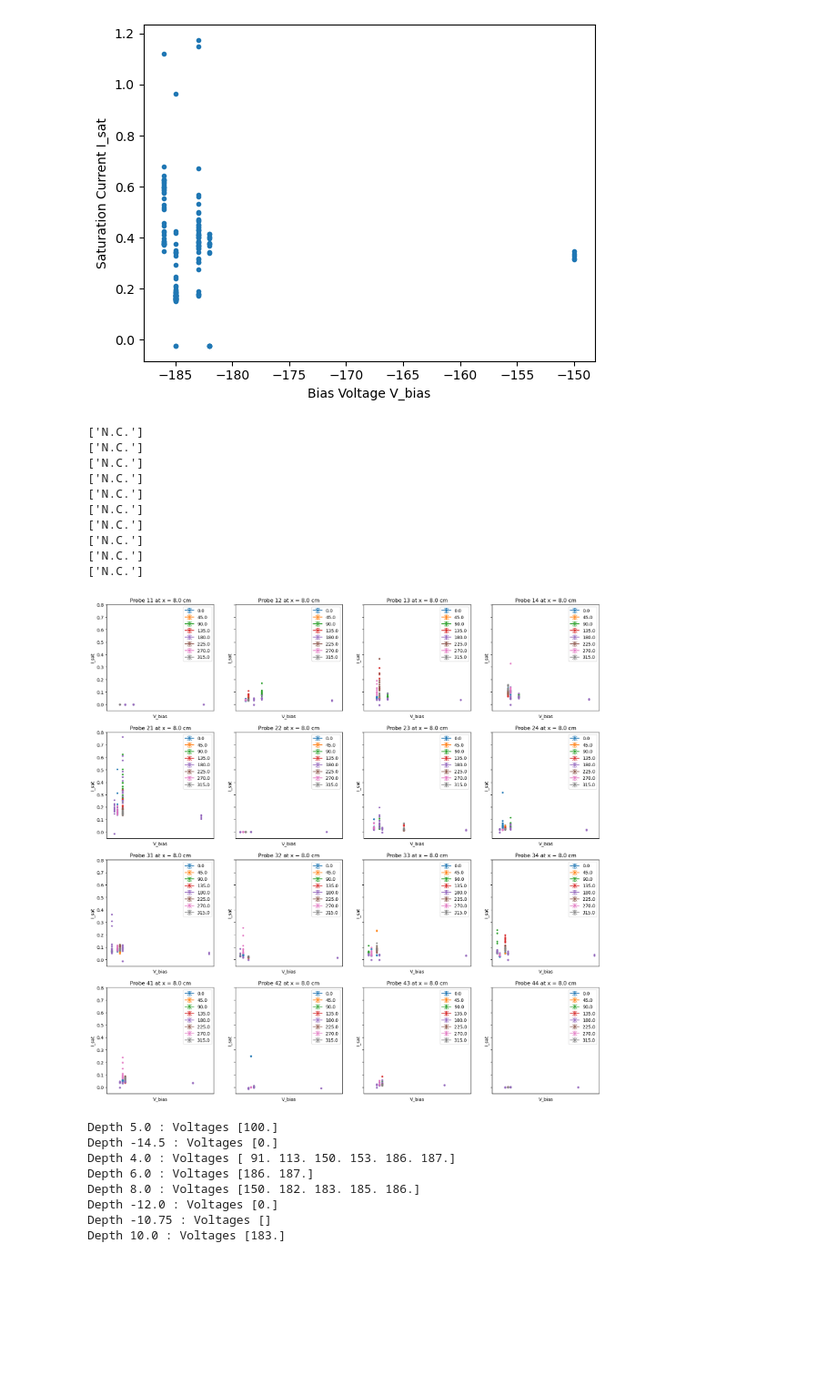
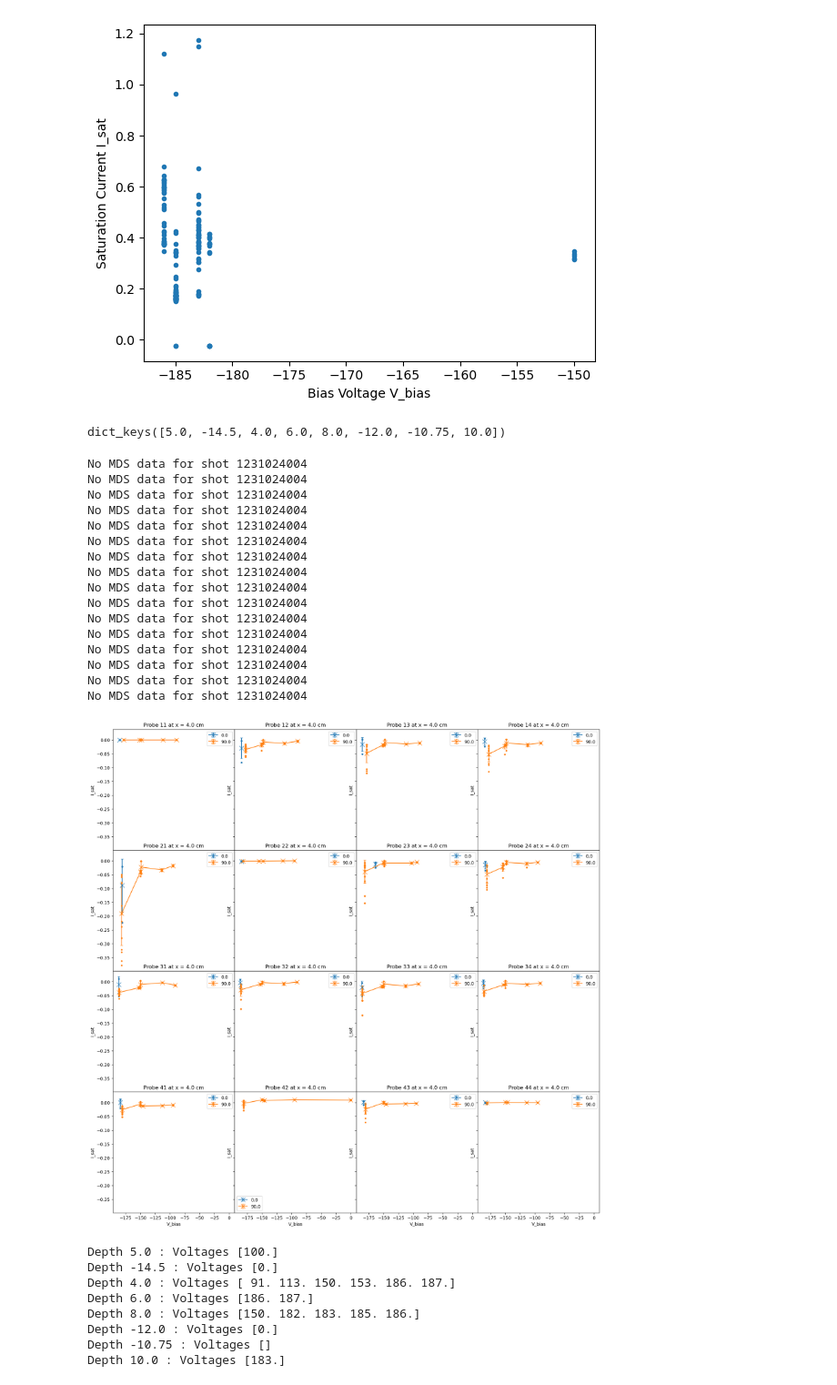
Before and after one commit to jensv/canonical_vorticity_probe, a Jupyter notebook: Full_Tetra/All I-V Curves.ipynb, the cells around one changed output. Shown at 91% size. Drawn from its saved outputs; the diff is of its cells as text; code cells hidden in the pictures; blank space fills up the shorter version.

```diff
--- a/Full_Tetra/All I-V Curves.ipynb
+++ b/Full_Tetra/All I-V Curves.ipynb
@@ -81,31 +81,24 @@ for p in Probes:
 # %% [output]
 [figure]
 # %%
+"ORGANIZE 'shot_settings' BY PROBE DEPTH (x)"
+
 shotlist={}
 for XX in pd.Series(shot_settings['x from wall (cm)']).unique():
     shotlist[XX]=shot_settings[(shot_settings['x from wall (cm)']==XX)] #[(shot_settings['B3.3']==186)]#[(shot_settings['x from wall (cm)']==4.0)]
 shotlist.keys()
-for i in shotlist[Depth]['Shots'][(shotlist[Depth]['Orientation']==315)].values:
-    print(shotlist[Depth]['RJ4.5'][(shotlist[Depth]['Shots']==i)].values)
 # %% [output]
-['N.C.']
-['N.C.']
-['N.C.']
-['N.C.']
-['N.C.']
-['N.C.']
-['N.C.']
-['N.C.']
-['N.C.']
-['N.C.']
+dict_keys([5.0, -14.5, 4.0, 6.0, 8.0, -12.0, -10.75, 10.0])
 # %%
+"MAIN I-V CLOUD PLOTTING SCRIPT"
+
 I_sat={}
 V_bias={}
 fig1,ax1=plt.subplots(4,4,sharey=True,sharex=True,figsize=(20,20))
 
 Plot=True
 Probes=MachProbeDict.keys()
-Depth=8.0
+Depth=4.0
 comp='toni'
 tmin=0.000
 tmax=0.060
@@ -123,37 +116,60 @@ for n,p in enumerate(Probes):
 
         for i in shotlist[Depth]['Shots'][(shotlist[Depth]['Orientation']==aa)].values:
             if i < 1231025028:
                 MPD = MachProbeDict
             else:
                 MPD = MachProbeDictV2
 
-            x,y = mmt.get_data(name=MPD[p]['ProbeName'],shot=i,tree='mst',comp=comp,tmin=tmin,tmax=tmax)
+            try:
+                x,y = mmt.get_data(name=MPD[p]['ProbeName'],shot=i,tree='mst',comp=comp,tmin=tmin,tmax=tmax)
+            except:
+                print("No MDS data for shot {}".format(i))
+                continue
             ys=mmt.smooth(y,100)
 
             RJ=MPD[p]['Resistance']
             if shotlist[Depth][RJ][(shotlist[Depth]['Shots']==i)].values[0]=='N.C.':
                 continue
+            elif np.isnan(shotlist[Depth][RJ][(shotlist[Depth]['Shots']==i)].values[0]):
+                continue
             else:
-                I_sat[p].append(ys.mean()/shotlist[Depth][RJ][(shotlist[Depth]['Shots']==i)].values[0])
+                I_sat[p].append(-ys.mean()/shotlist[Depth][RJ][(shotlist[Depth]['Shots']==i)].values[0])
 
                 BV=MPD[p]['Bias_Voltage']
                 V_bias[p].append(-shotlist[Depth][BV][(shotlist[Depth]['Shots']==i)].values[0])
 
         ax1.flat[n].plot(V_bias[p],I_sat[p],'.',c=C['color'])
 
         IV=list(zip(V_bias[p],I_sat[p]))
-        V_series=list(set(V_bias))
+        V_series=np.unique(V_bias[p])
         I_series=[np.mean([ii for (vv,ii) in IV if vv == v]) for v in V_series]
         I_std=[np.std([ii for (vv,ii) in IV if vv == v]) for v in V_series]
 
         ax1.flat[n].errorbar(V_series,I_series,yerr=I_std,fmt='x-',label=aa,c=C['color'],markersize=10,capsize=3)
 
     ax1.flat[n].legend()
     ax1.flat[n].set_xlabel('V_bias')
     ax1.flat[n].set_ylabel('I_sat')
     ax1.flat[n].set_title('Probe {} at x = {} cm'.format(p,Depth))
+    plt.subplots_adjust(wspace=0, hspace=0)
 # %% [output]
+No MDS data for shot 1231024004
+No MDS data for shot 1231024004
+No MDS data for shot 1231024004
+No MDS data for shot 1231024004
+No MDS data for shot 1231024004
+No MDS data for shot 1231024004
+No MDS data for shot 1231024004
+No MDS data for shot 1231024004
+No MDS data for shot 1231024004
+No MDS data for shot 1231024004
+No MDS data for shot 1231024004
+No MDS data for shot 1231024004
+No MDS data for shot 1231024004
+No MDS data for shot 1231024004
+No MDS data for shot 1231024004
+No MDS data for shot 1231024004
-[figure, old version]
+[figure, new version]
 # %%
 for B in shotlist.keys():
     VVV = np.sort(pd.Series(shotlist[B]['B3.3']).unique())
```
Also changed, not shown: 1 other file.
